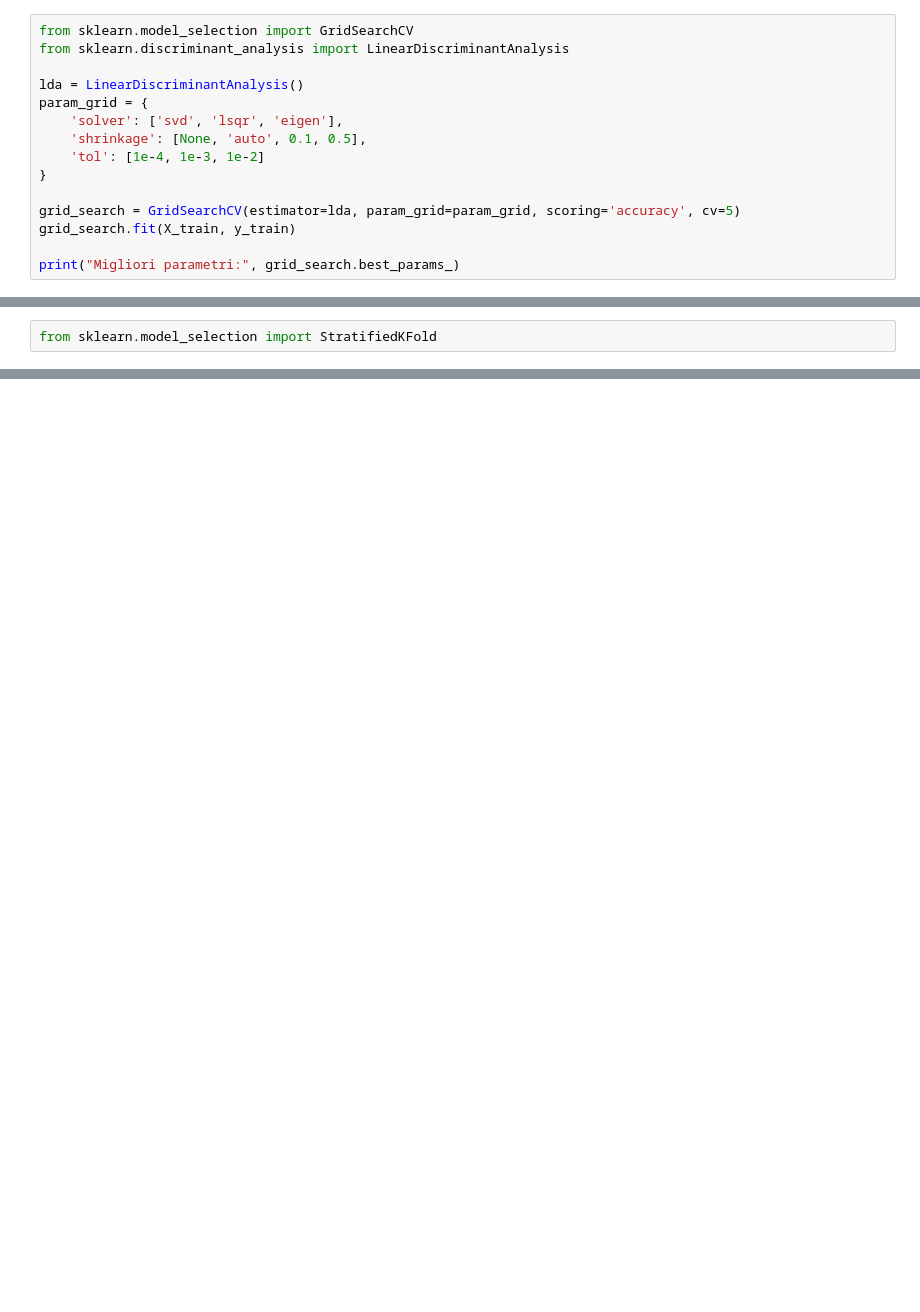
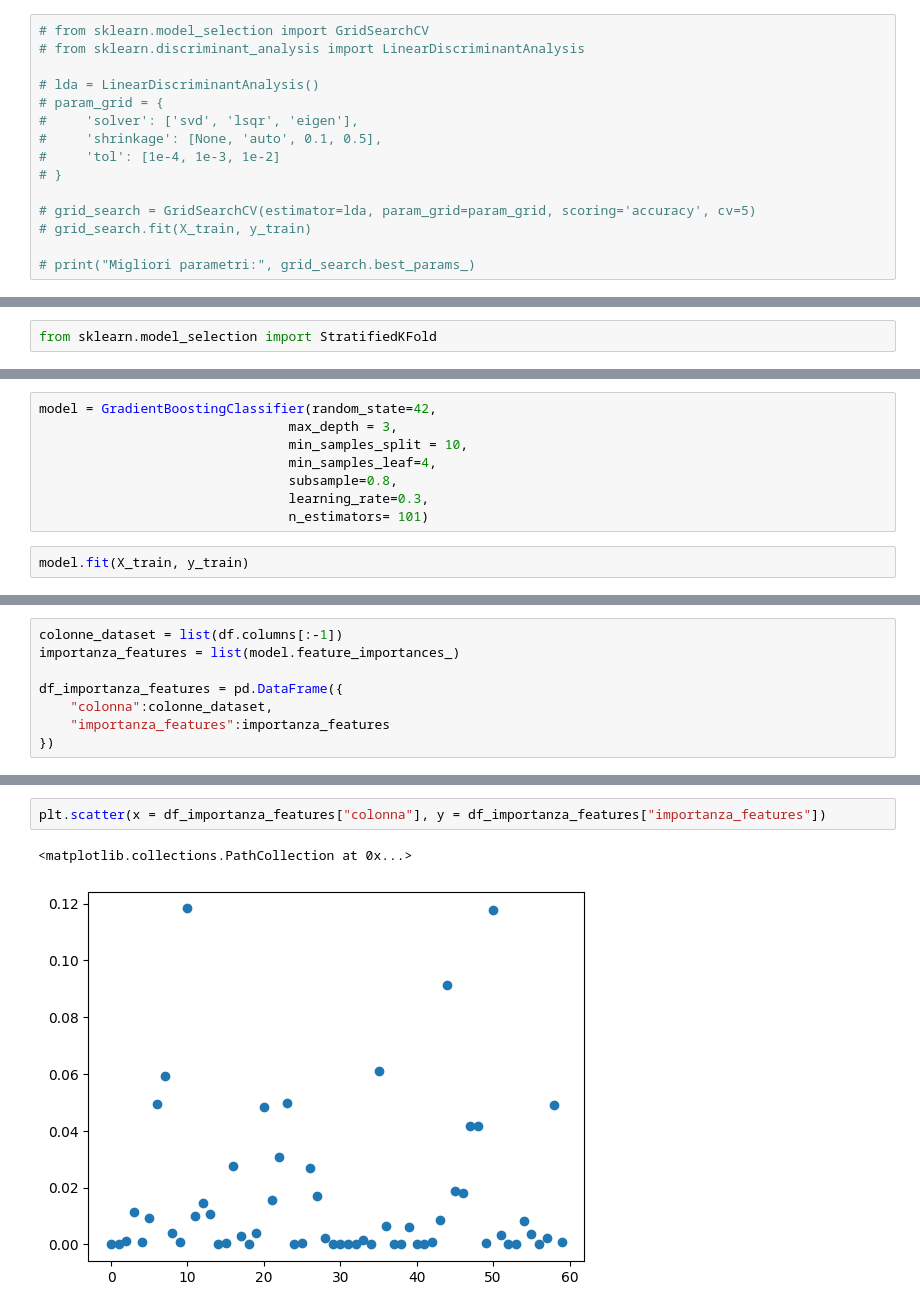
Before and after one commit to monty04dd/FISTIC2024, a Jupyter notebook: miei file/Lesson 13 sonar/1_Sonar2solve.ipynb, the cells around one changed output, grey strips where cells are left out. Cells and saved outputs as stored; diff of their text form; blank space fills up the shorter version.

```diff
--- a/miei file/Lesson 13 sonar/1_Sonar2solve.ipynb
+++ b/miei file/Lesson 13 sonar/1_Sonar2solve.ipynb
@@ -172,15 +174,15 @@ model = MLPClassifier(max_iter=300), score = 0.7936507936507936
 # %%
-from sklearn.model_selection import GridSearchCV
-from sklearn.discriminant_analysis import LinearDiscriminantAnalysis
+# from sklearn.model_selection import GridSearchCV
+# from sklearn.discriminant_analysis import LinearDiscriminantAnalysis
 
-lda = LinearDiscriminantAnalysis()
-param_grid = {
-    'solver': ['svd', 'lsqr', 'eigen'],
-    'shrinkage': [None, 'auto', 0.1, 0.5],
-    'tol': [1e-4, 1e-3, 1e-2]
-}
+# lda = LinearDiscriminantAnalysis()
+# param_grid = {
+#     'solver': ['svd', 'lsqr', 'eigen'],
+#     'shrinkage': [None, 'auto', 0.1, 0.5],
+#     'tol': [1e-4, 1e-3, 1e-2]
+# }
 
-grid_search = GridSearchCV(estimator=lda, param_grid=param_grid, scoring='accuracy', cv=5)
-grid_search.fit(X_train, y_train)
+# grid_search = GridSearchCV(estimator=lda, param_grid=param_grid, scoring='accuracy', cv=5)
+# grid_search.fit(X_train, y_train)
 
-print("Migliori parametri:", grid_search.best_params_)
+# print("Migliori parametri:", grid_search.best_params_)
@@ -322,0 +365,10 @@ Best score for Bagging: 0.8370499419279908
+# %%
+model = GradientBoostingClassifier(random_state=42,
+                                max_depth = 3,
+                                min_samples_split = 10,
+                                min_samples_leaf=4,
+                                subsample=0.8,
+                                learning_rate=0.3,
+                                n_estimators= 101)
+# %%
+model.fit(X_train, y_train)
@@ -322,0 +400,8 @@ Best score for Bagging: 0.8370499419279908
+# %%
+colonne_dataset = list(df.columns[:-1])
+importanza_features = list(model.feature_importances_)
+
+df_importanza_features = pd.DataFrame({
+    "colonna":colonne_dataset,
+    "importanza_features":importanza_features
+})
@@ -322,0 +436,5 @@ Best score for Bagging: 0.8370499419279908
+# %%
+plt.scatter(x = df_importanza_features["colonna"], y = df_importanza_features["importanza_features"])
+# %% [output]
+<matplotlib.collections.PathCollection at 0x...>
+[figure, added]
```
Also changed, not shown: parts of 63 cells of this notebook, 2 other files.
